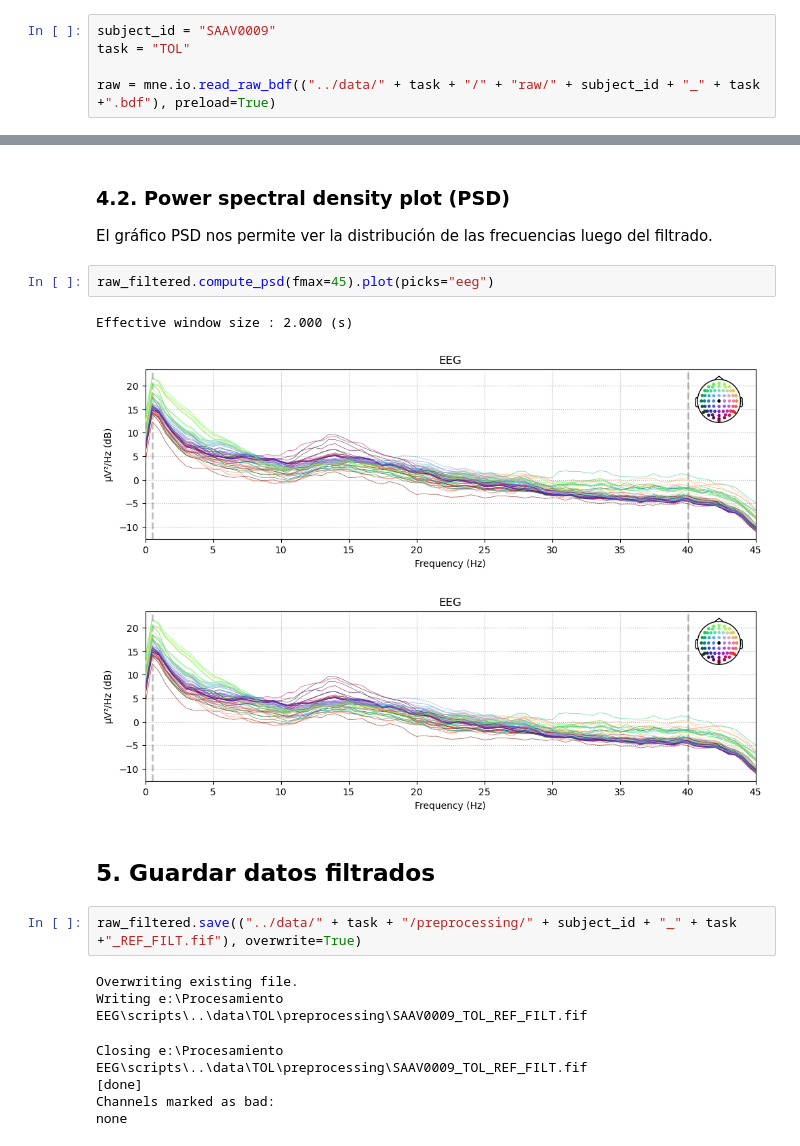
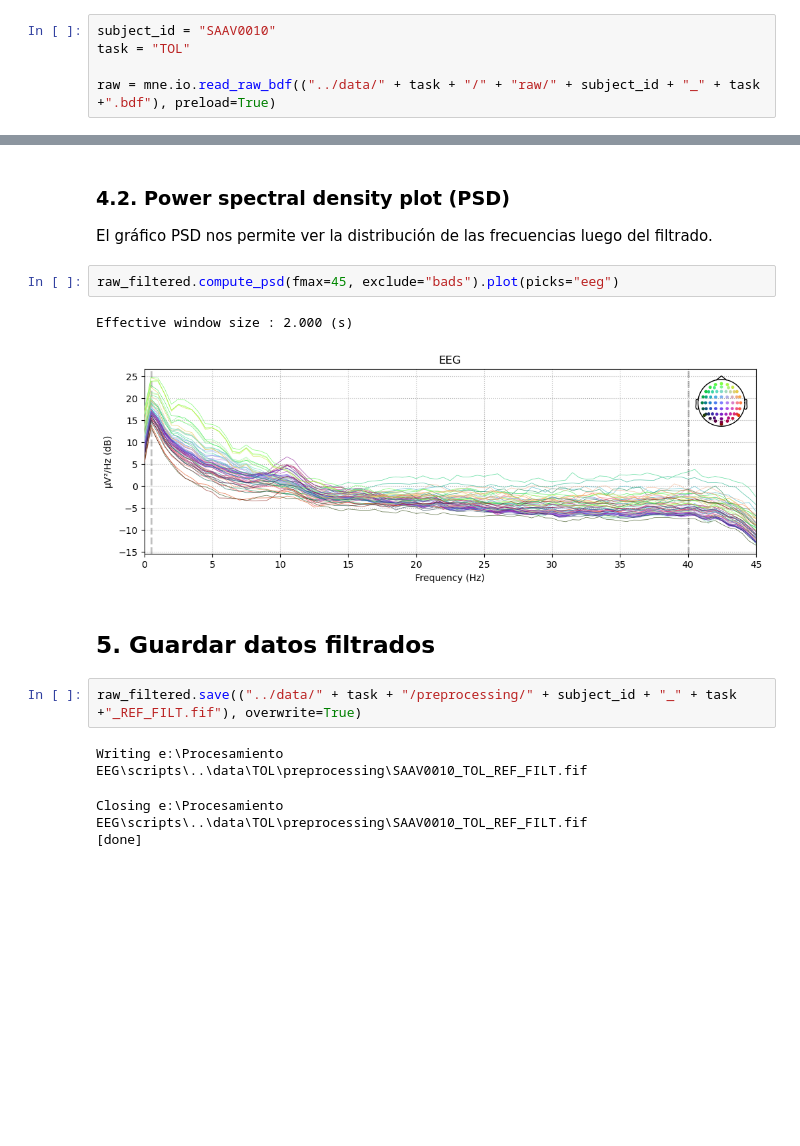
Before and after one commit to FedeGiovannetti/Procesamiento_EEG, a Jupyter notebook: scripts/preprocesamiento_referencias_filtros.ipynb, the cells around one changed output, grey strips where cells are left out. Cells and saved outputs as stored; diff of their text form; blank space fills up the shorter version.

```diff
--- a/scripts/preprocesamiento_referencias_filtros.ipynb
+++ b/scripts/preprocesamiento_referencias_filtros.ipynb
@@ -21,7 +21,7 @@ Primero, colocamos el código del sujeto dentro de un objeto llamado *subject_id
 Luego, colocamos el código de la tarea dentro de un objeto llamado *task*.<br>
 Finalmente, dentro de la función  `mne.io.read()`vamos a escribir la ruta al archivo dentro de la computadora. Cargaremos estos datos en un objeto llamado **raw**
 # %%
-subject_id = "SAAV0009"
+subject_id = "SAAV0010"
 task = "TOL"
 
 raw = mne.io.read_raw_bdf(("../data/" + task + "/" + "raw/" + subject_id + "_" + task +".bdf"), preload=True)
@@ -261,19 +273,15 @@ Designing a one-pass, zero-phase, non-causal bandpass filter:
 
 El gráfico PSD nos permite ver la distribución de las frecuencias luego del filtrado.
 # %%
-raw_filtered.compute_psd(fmax=45).plot(picks="eeg")
+raw_filtered.compute_psd(fmax=45, exclude="bads").plot(picks="eeg")
 # %% [output]
 Effective window size : 2.000 (s)
-[figure, old version]
+[figure, new version]
-[figure, removed]
 # %% [markdown]
 ## 5. Guardar datos filtrados
 # %%
 raw_filtered.save(("../data/" + task + "/preprocessing/" + subject_id + "_" + task +"_REF_FILT.fif"), overwrite=True)
 # %% [output]
-Overwriting existing file.
-Writing e:\Procesamiento EEG\scripts\..\data\TOL\preprocessing\SAAV0009_TOL_REF_FILT.fif
+Writing e:\Procesamiento EEG\scripts\..\data\TOL\preprocessing\SAAV0010_TOL_REF_FILT.fif
-Closing e:\Procesamiento EEG\scripts\..\data\TOL\preprocessing\SAAV0009_TOL_REF_FILT.fif
+Closing e:\Procesamiento EEG\scripts\..\data\TOL\preprocessing\SAAV0010_TOL_REF_FILT.fif
 [done]
-Channels marked as bad:
-none
```
Also changed, not shown: parts of 8 cells of this notebook, 4 other files.
